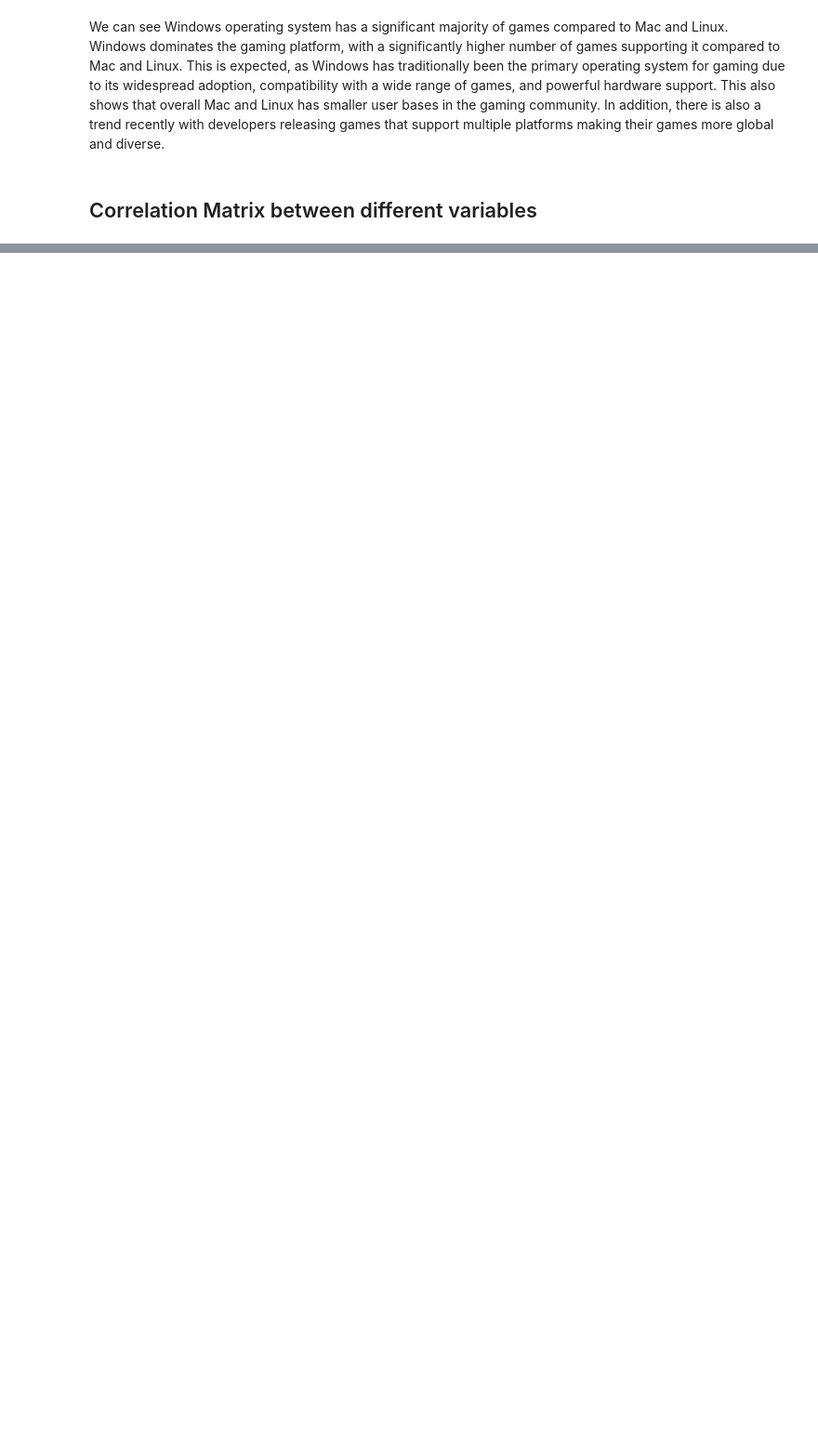
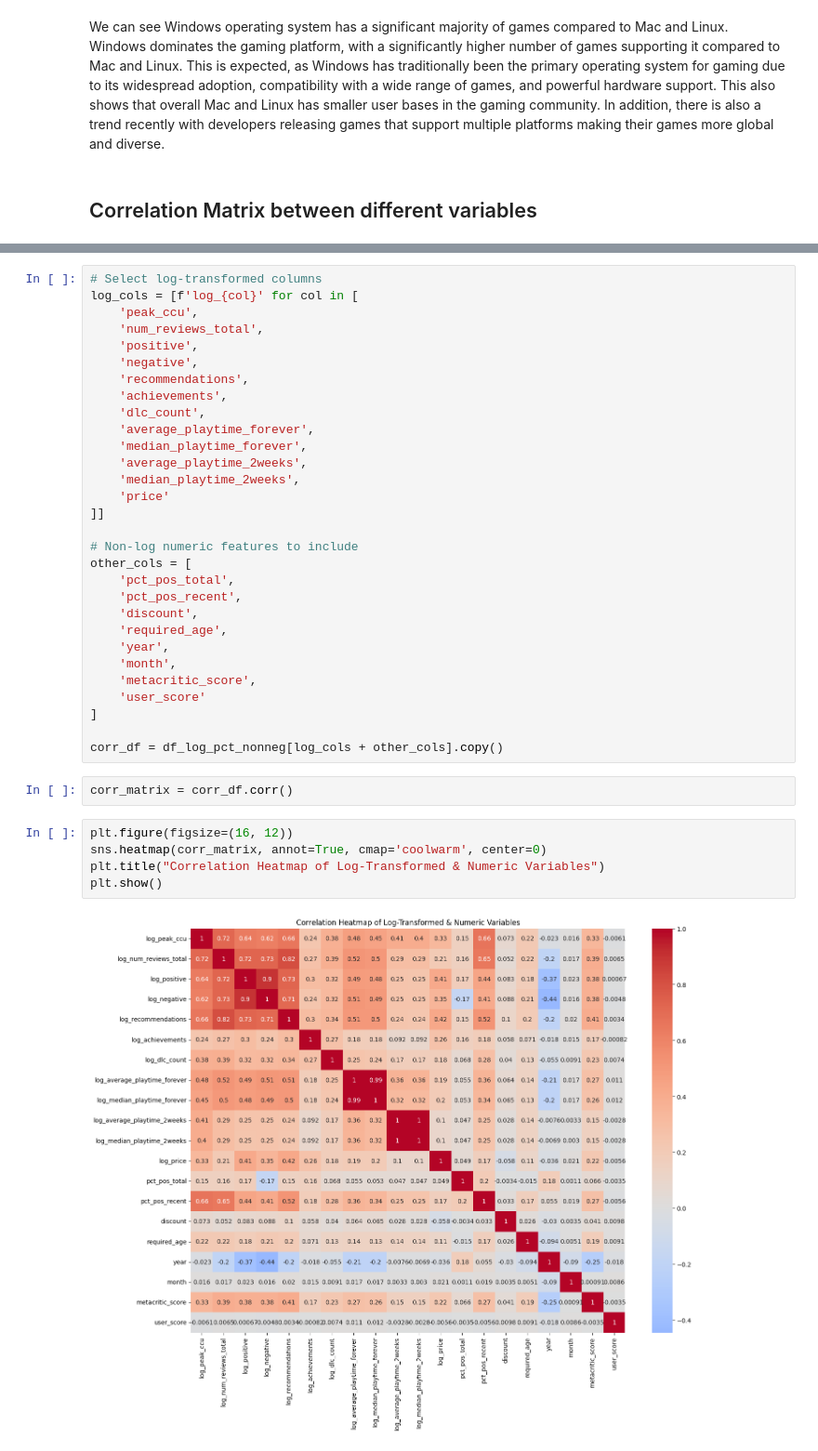
Before and after one commit to oscartsai2620/STAT315_Final, a Jupyter notebook: project.ipynb, the cells around one changed output, grey strips where cells are left out. Shown at 93% size. Cells and saved outputs as stored; diff of their text form; blank space fills up the shorter version.

```diff
--- a/project.ipynb
+++ b/project.ipynb
@@ -259,0 +318,39 @@ Based on this analysis, we choose `pct_pos_total` as our main measure of game su
+# %%
+# Select log-transformed columns
+log_cols = [f'log_{col}' for col in [
+    'peak_ccu',
+    'num_reviews_total',
+    'positive',
+    'negative',
+    'recommendations',
+    'achievements',
+    'dlc_count',
+    'average_playtime_forever',
+    'median_playtime_forever',
+    'average_playtime_2weeks',
+    'median_playtime_2weeks',
+    'price'
+]]
+
+# Non-log numeric features to include
+other_cols = [
+    'pct_pos_total',
+    'pct_pos_recent',
+    'discount',
+    'required_age',
+    'year',
+    'month',
+    'metacritic_score',
+    'user_score'
+]
+
+corr_df = df_log_pct_nonneg[log_cols + other_cols].copy()
+# %%
+corr_matrix = corr_df.corr()
+# %%
+plt.figure(figsize=(16, 12))
+sns.heatmap(corr_matrix, annot=True, cmap='coolwarm', center=0)
+plt.title("Correlation Heatmap of Log-Transformed & Numeric Variables")
+plt.show()
+# %% [output]
+[figure, added]
```
Also changed, not shown: parts of 41 cells of this notebook.
